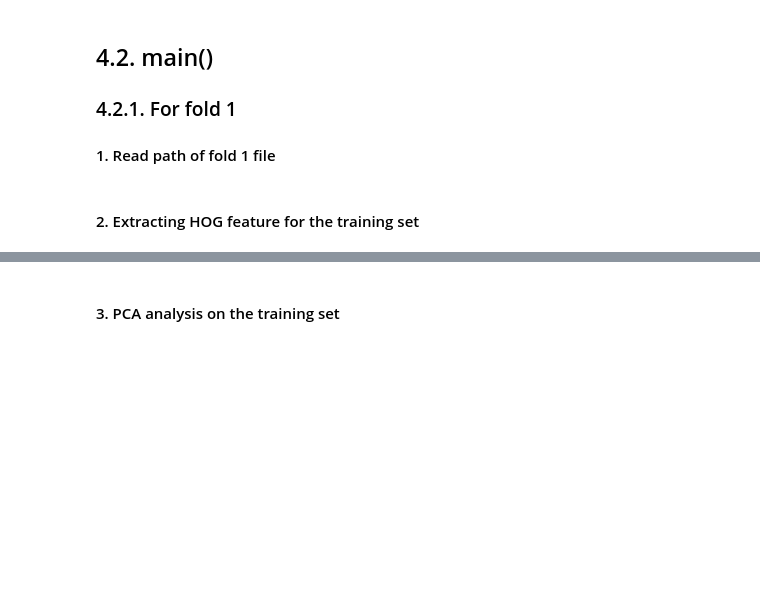
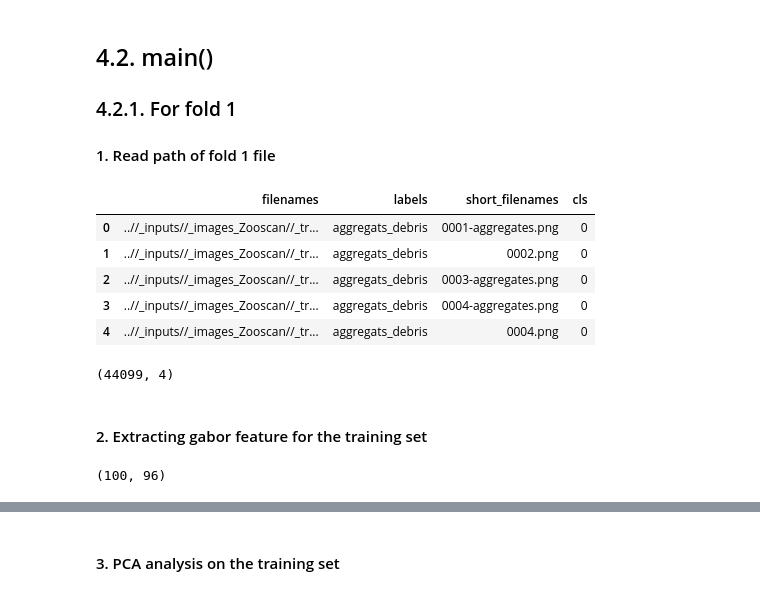
Before and after one commit to ledvic/_Plankton_Zooscan-Machine_Learning, a Jupyter notebook: _pyscripts/extract_gabor_filter_for_dataset.ipynb, the cells around one changed output, grey strips where cells are left out. Drawn from its saved outputs; the diff is of its cells as text; code cells hidden in the pictures; blank space fills up the shorter version.

```diff
--- a/_pyscripts/extract_gabor_filter_for_dataset.ipynb
+++ b/_pyscripts/extract_gabor_filter_for_dataset.ipynb
@@ -105,5 +133,15 @@ def extract_hog(dfDataset):
 # %%
 dfFoldTraining_1 = pd.read_csv('..//_inputs//_images_Zooscan//_Zooscan-training-fold_1.csv')
 dfFoldValidation_1 = pd.read_csv('..//_inputs//_images_Zooscan//_Zooscan-validation-fold_1.csv')
+# %%
+display(dfFoldTraining_1.head(5), dfFoldTraining_1.shape)
+# %% [output]
+|  | filenames | labels | short_filenames | cls |
+| 0 | ..//_inputs//_images_Zooscan//_tr... | aggregats_debris | 0001-aggregates.png | 0 |
+| 1 | ..//_inputs//_images_Zooscan//_tr... | aggregats_debris | 0002.png | 0 |
+| 2 | ..//_inputs//_images_Zooscan//_tr... | aggregats_debris | 0003-aggregates.png | 0 |
+| 3 | ..//_inputs//_images_Zooscan//_tr... | aggregats_debris | 0004-aggregates.png | 0 |
+| 4 | ..//_inputs//_images_Zooscan//_tr... | aggregats_debris | 0004.png | 0 |
+(44099, 4)
 # %% [markdown]
-#### 2. Extracting HOG feature for the training set
+#### 2. Extracting gabor feature for the training set
@@ -111,0 +152,4 @@ HOG_list = extract_hog(dfFoldTraining_1)
+# %%
+list_gabor_train2.shape
+# %% [output]
+(100, 96)
```
Also changed, not shown: parts of 36 cells of this notebook, 2 other files.
